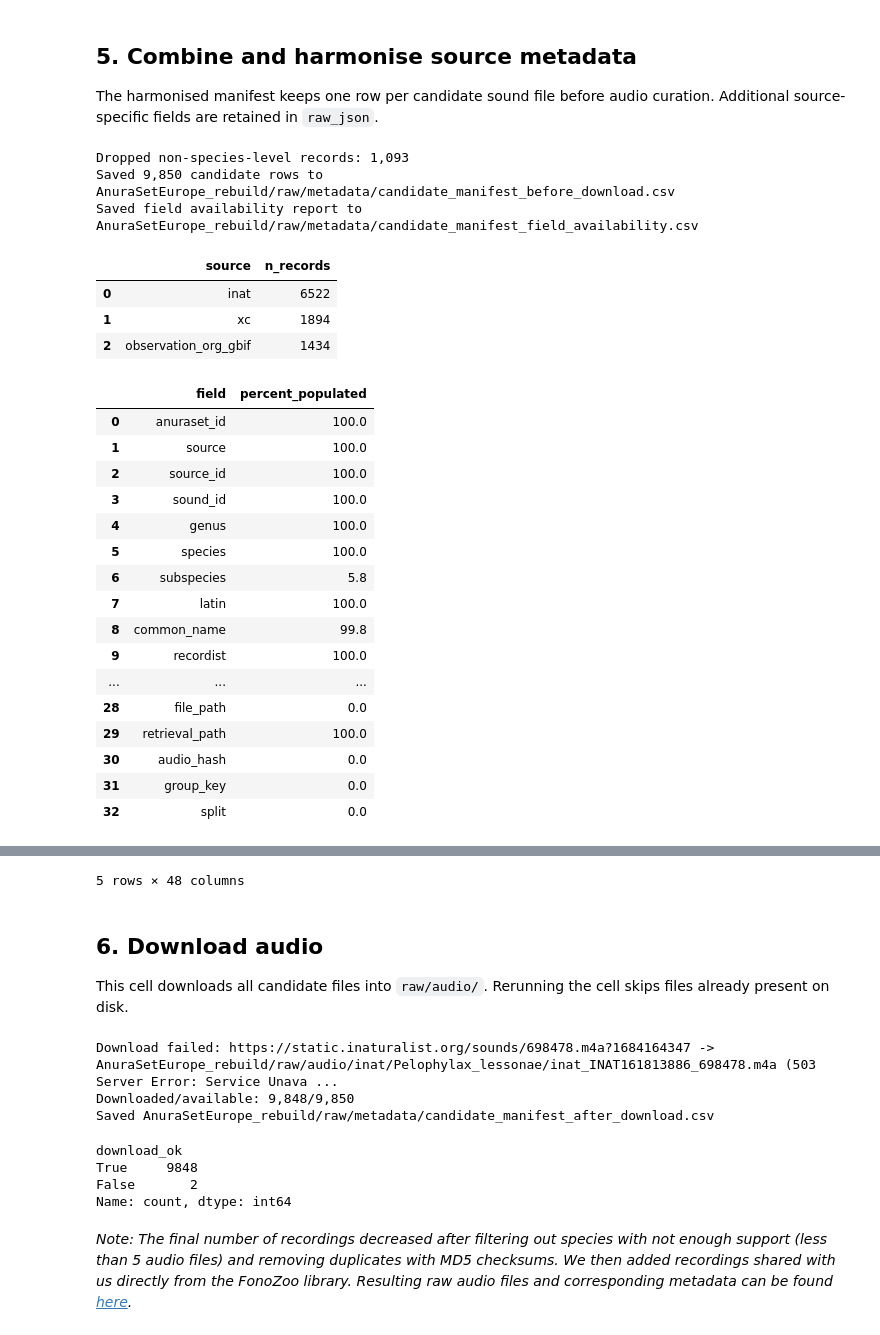
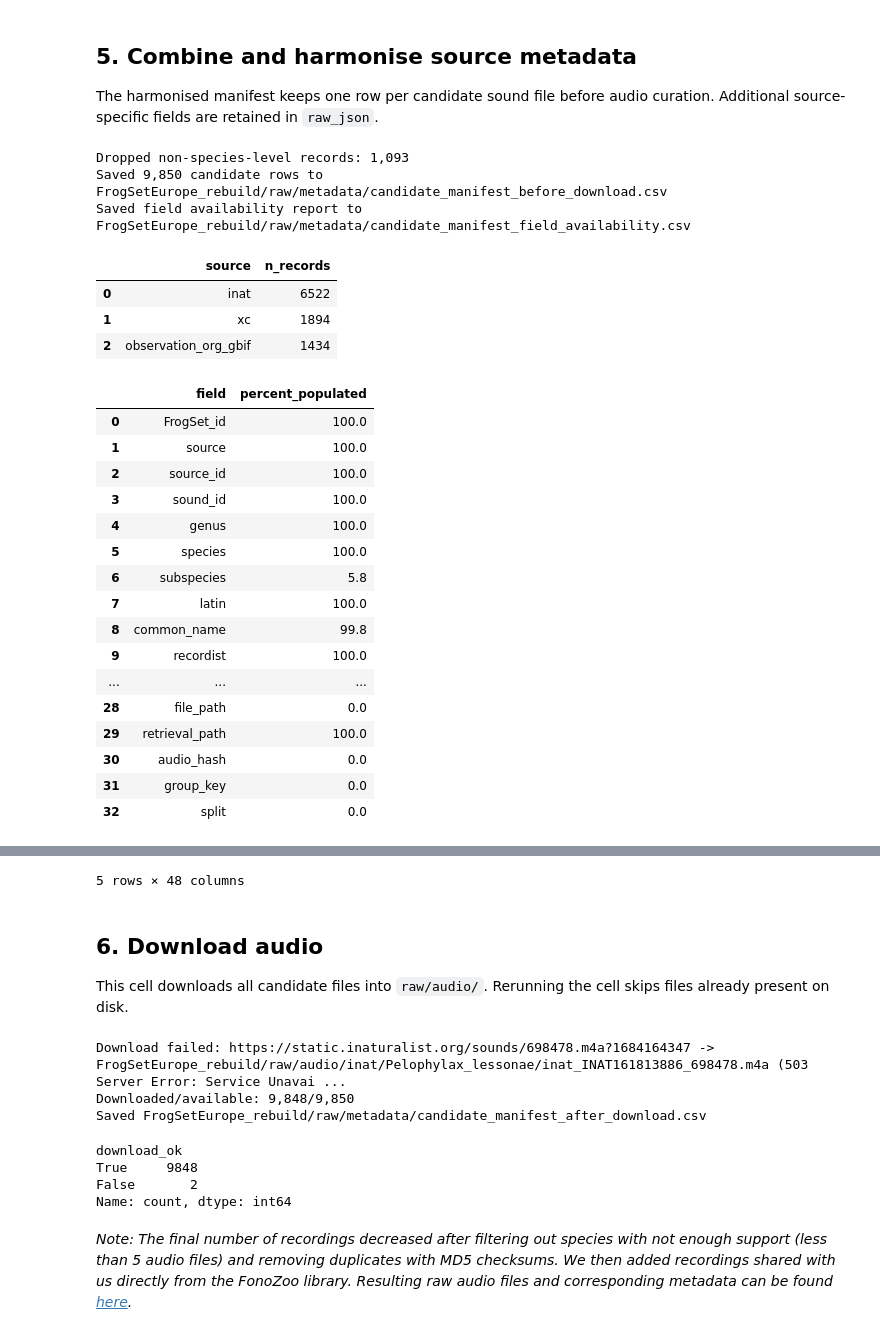
Before and after one commit to jago-h/FrogSetEurope, a Jupyter notebook: Crearing_FrogSetEurope.ipynb, the cells around one changed output, grey strips where cells are left out. Drawn from its saved outputs; the diff is of its cells as text; code cells hidden in the pictures.

Commit message:
Rename AnuraSetEurope to FrogSetEurope throughout

```diff
--- a/Crearing_FrogSetEurope.ipynb
+++ b/Crearing_FrogSetEurope.ipynb
@@ -68,7 +68,7 @@ from tqdm.auto import tqdm
 RUN_DATE = datetime.now(timezone.utc).strftime("%Y-%m-%d")
 
 # Project folders
-ROOT = Path("AnuraSetEurope_rebuild")
+ROOT = Path("FrogSetEurope_rebuild")
 RAW_DIR = ROOT / "raw"
 RAW_META_DIR = RAW_DIR / "metadata"
 RAW_AUDIO_DIR = RAW_DIR / "audio"
@@ -102,7 +102,7 @@ DOWNLOAD_SLEEP_SEC = 0.15
 REQUEST_TIMEOUT = 60
 
 # Use your own contact if submitting many requests.
-USER_AGENT = "AnuraSetEurope-rebuild/1.0 (academic dataset rebuild; contact: replace_with_email@example.org)"
+USER_AGENT = "FrogSetEurope-rebuild/1.0 (academic dataset rebuild; contact: replace_with_email@example.org)"
 HEADERS = {"User-Agent": USER_AGENT}
 
 # Current iNaturalist Europe place identifier used in the manuscript draft.
@@ -707,7 +707,7 @@ Saved 1,835 Observation.org/GBIF metadata rows to AnuraSetEurope_rebuild/raw/met
 The harmonised manifest keeps one row per candidate sound file before audio curation. Additional source-specific fields are retained in `raw_json`.
 # %%
 PUBLIC_METADATA_FIELDS = [
-    ("anuraset id", "anuraset_id", "Stable dataset identifier: species, source, and source record ID."),
+    ("FrogSet id", "FrogSet_id", "Stable dataset identifier: species, source, and source record ID."),
     ("source", "source", "Originating repository: xc, inat, or observation_org_gbif."),
     ("source id", "source_id", "Unique recording or observation ID within the source repository."),
     ("sound id", "sound_id", "Sound/media identifier where available."),
@@ -744,7 +744,7 @@ PUBLIC_METADATA_FIELDS = [
 
 STANDARD_COLUMNS = [
     "candidate_id",
-    "anuraset_id",
+    "FrogSet_id",
     "source",
     "source_id",
     "source_record_id",
@@ -875,7 +875,7 @@ def standardise_taxon_from_name(name) -> dict:
     }
 
 
-def make_anuraset_id(row: pd.Series) -> str:
+def make_FrogSet_id(row: pd.Series) -> str:
     return f"ASE_{slugify(str(row['latin']))}_{str(row['source']).upper()}_{slugify(str(row['source_id']))}"
 
 
@@ -1010,7 +1010,7 @@ def harmonise_metadata(dfs: Iterable[pd.DataFrame]) -> pd.DataFrame:
             out["latin"] = first_value(out["latin"], taxon["latin"])
 
         out["retrieval_path"] = build_retrieval_path(pd.Series(out))
-        out["anuraset_id"] = make_anuraset_id(pd.Series(out))
+        out["FrogSet_id"] = make_FrogSet_id(pd.Series(out))
 
         rows.append(out)
 
@@ -1042,36 +1042,36 @@ def harmonise_metadata(dfs: Iterable[pd.DataFrame]) -> pd.DataFrame:
     field_availability = (
         out_df[[internal for _, internal, _ in PUBLIC_METADATA_FIELDS]]
         .replace("", pd.NA)
         .notna()
         .mean()
         .mul(100)
         .round(1)
         .reset_index()
         .rename(columns={"index": "field", 0: "percent_populated"})
     )
 
     availability_out = RAW_META_DIR / "candidate_manifest_field_availability.csv"
     field_availability.to_csv(availability_out, index=False)
     print(f"Saved field availability report to {availability_out}")
 
     display(out_df.groupby("source").size().sort_values(ascending=False).rename("n_records").reset_index())
     display(field_availability)
 
     return out_df
 
 
 candidate_manifest = harmonise_metadata([xc_meta, inat_meta, obsorg_meta])
 candidate_manifest.head()
 # %% [output]
 Dropped non-species-level records: 1,093
-Saved 9,850 candidate rows to AnuraSetEurope_rebuild/raw/metadata/candidate_manifest_before_download.csv
-Saved field availability report to AnuraSetEurope_rebuild/raw/metadata/candidate_manifest_field_availability.csv
+Saved 9,850 candidate rows to FrogSetEurope_rebuild/raw/metadata/candidate_manifest_before_download.csv
+Saved field availability report to FrogSetEurope_rebuild/raw/metadata/candidate_manifest_field_availability.csv
 |  | source | n_records |
 | 0 | inat | 6522 |
 | 1 | xc | 1894 |
 | 2 | observation_org_gbif | 1434 |
 |  | field | percent_populated |
-| 0 | anuraset_id | 100.0 |
+| 0 | FrogSet_id | 100.0 |
 | 1 | source | 100.0 |
 | 2 | source_id | 100.0 |
 | 3 | sound_id | 100.0 |
@@ -1121,9 +1121,9 @@ def download_candidate_audio(manifest: pd.DataFrame) -> pd.DataFrame:
 candidate_manifest = download_candidate_audio(candidate_manifest)
 candidate_manifest["download_ok"].value_counts(dropna=False)
 # %% [output]
-Download failed: https://static.inaturalist.org/sounds/698478.m4a?1684164347 -> AnuraSetEurope_rebuild/raw/audio/inat/Pelophylax_lessonae/inat_INAT161813886_698478.m4a (503 Server Error: Service Unava ...
+Download failed: https://static.inaturalist.org/sounds/698478.m4a?1684164347 -> FrogSetEurope_rebuild/raw/audio/inat/Pelophylax_lessonae/inat_INAT161813886_698478.m4a (503 Server Error: Service Unavai ...
 Downloaded/available: 9,848/9,850
-Saved AnuraSetEurope_rebuild/raw/metadata/candidate_manifest_after_download.csv
+Saved FrogSetEurope_rebuild/raw/metadata/candidate_manifest_after_download.csv
 download_ok
 True     9848
 False       2
```
Also changed, not shown: parts of 6 cells of this notebook.
